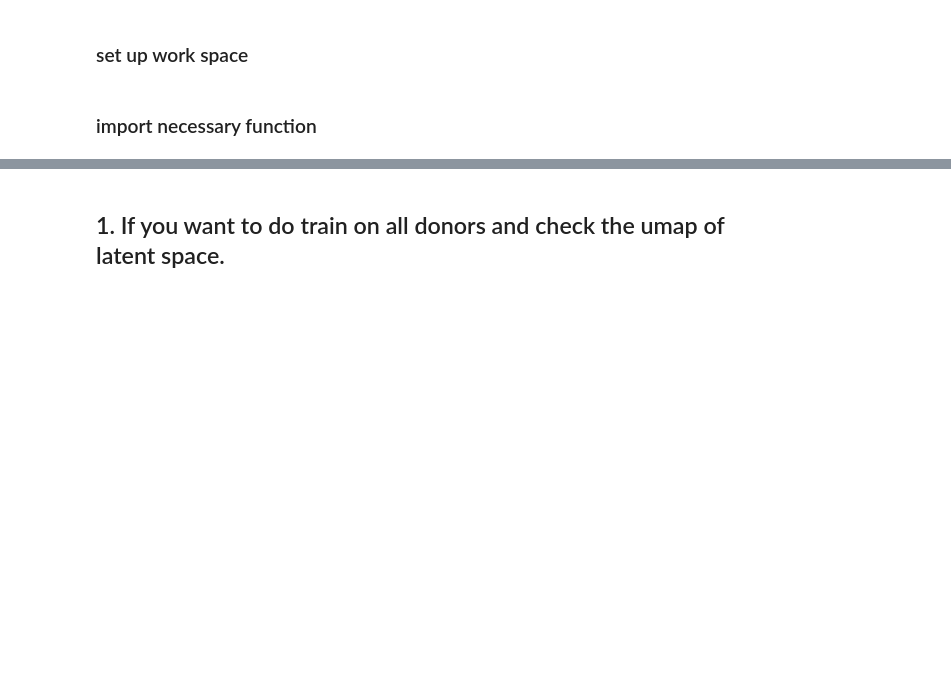
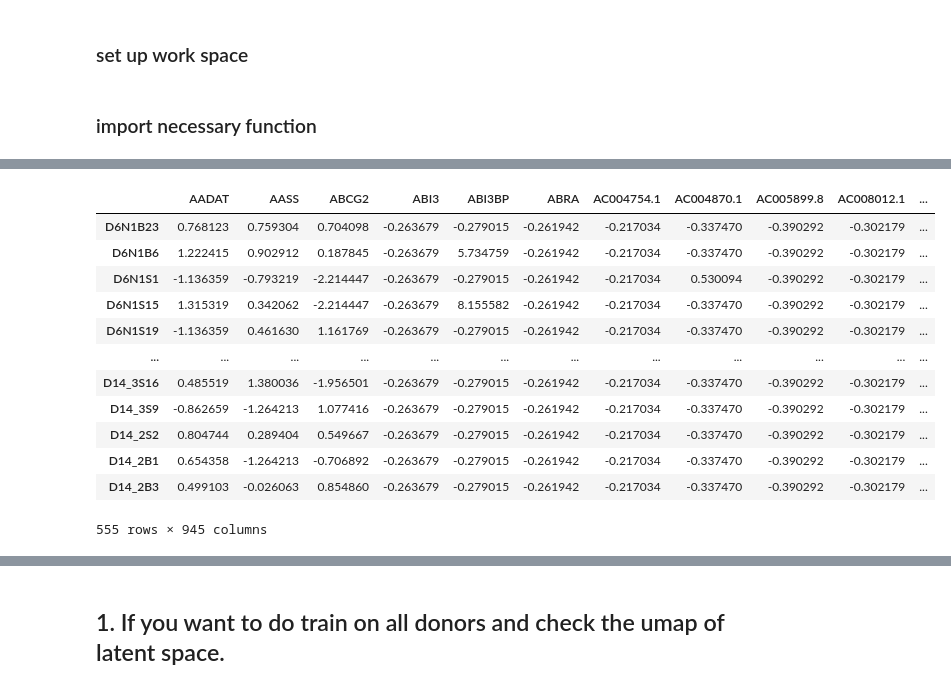
Before and after one commit to StatBiomed/TemporalVAE, a Jupyter notebook: examples/TemporalVAE_humanEmbryo_Xiang19_demo.ipynb, the cells around one changed output, grey strips where cells are left out. Saved outputs shown, nothing was run; the diff lists cells and outputs as text; code cells hidden in the pictures; blank space fills up the shorter version.

```diff
--- a/examples/TemporalVAE_humanEmbryo_Xiang19_demo.ipynb
+++ b/examples/TemporalVAE_humanEmbryo_Xiang19_demo.ipynb
@@ -215,0 +276,11 @@ print(TemporalVAE.__version__)
+# %%
+# ------------ Preprocess data, with hvg gene from preprocess_data_mouse_embryonic_development.py------------------------
+time_standard_type = "embryoneg5to5"
+sc_data_file_csv = "/mnt/yijun/nfs_share/awa_project/awa_github/TemporalVAE/data/240322Human_embryo/xiang2019//hvg500//data_count_hvg.csv"
+cell_info_file_csv =  "/mnt/yijun/nfs_share/awa_project/awa_github/TemporalVAE/data/240322Human_embryo/xiang2019//hvg500//cell_with_time.csv"
+sc_expression_df, cell_time = preprocessData_and_dropout_some_donor_or_gene("", sc_data_file_csv, cell_info_file_csv,
+                                                                            # donor_attr=donor_attr, drop_out_donor=drop_out_donor,
+                                                                            min_cell_num=50,
+                                                                            min_gene_num=50,
+                                                                            data_raw_count_bool=True)  # 2024-04-20 15:38:58
+special_path_str = ""
@@ -215,0 +300,16 @@ print(TemporalVAE.__version__)
+# %%
+sc_expression_df
+# %% [output]
+|  | AADAT | AASS | ABCG2 | ABI3 | ABI3BP | ABRA | AC004754.1 | AC004870.1 | AC005899.8 | AC008012.1 | ... |
+| D6N1B23 | 0.768123 | 0.759304 | 0.704098 | -0.263679 | -0.279015 | -0.261942 | -0.217034 | -0.337470 | -0.390292 | -0.302179 | ... |
+| D6N1B6 | 1.222415 | 0.902912 | 0.187845 | -0.263679 | 5.734759 | -0.261942 | -0.217034 | -0.337470 | -0.390292 | -0.302179 | ... |
+| D6N1S1 | -1.136359 | -0.793219 | -2.214447 | -0.263679 | -0.279015 | -0.261942 | -0.217034 | 0.530094 | -0.390292 | -0.302179 | ... |
+| D6N1S15 | 1.315319 | 0.342062 | -2.214447 | -0.263679 | 8.155582 | -0.261942 | -0.217034 | -0.337470 | -0.390292 | -0.302179 | ... |
+| D6N1S19 | -1.136359 | 0.461630 | 1.161769 | -0.263679 | -0.279015 | -0.261942 | -0.217034 | -0.337470 | -0.390292 | -0.302179 | ... |
+| ... | ... | ... | ... | ... | ... | ... | ... | ... | ... | ... | ... |
+| D14_3S16 | 0.485519 | 1.380036 | -1.956501 | -0.263679 | -0.279015 | -0.261942 | -0.217034 | -0.337470 | -0.390292 | -0.302179 | ... |
+| D14_3S9 | -0.862659 | -1.264213 | 1.077416 | -0.263679 | -0.279015 | -0.261942 | -0.217034 | -0.337470 | -0.390292 | -0.302179 | ... |
+| D14_2S2 | 0.804744 | 0.289404 | 0.549667 | -0.263679 | -0.279015 | -0.261942 | -0.217034 | -0.337470 | -0.390292 | -0.302179 | ... |
+| D14_2B1 | 0.654358 | -1.264213 | -0.706892 | -0.263679 | -0.279015 | -0.261942 | -0.217034 | -0.337470 | -0.390292 | -0.302179 | ... |
+| D14_2B3 | 0.499103 | -0.026063 | 0.854860 | -0.263679 | -0.279015 | -0.261942 | -0.217034 | -0.337470 | -0.390292 | -0.302179 | ... |
+555 rows × 945 columns
```
Also changed, not shown: parts of 75 cells of this notebook, 4 other files.
